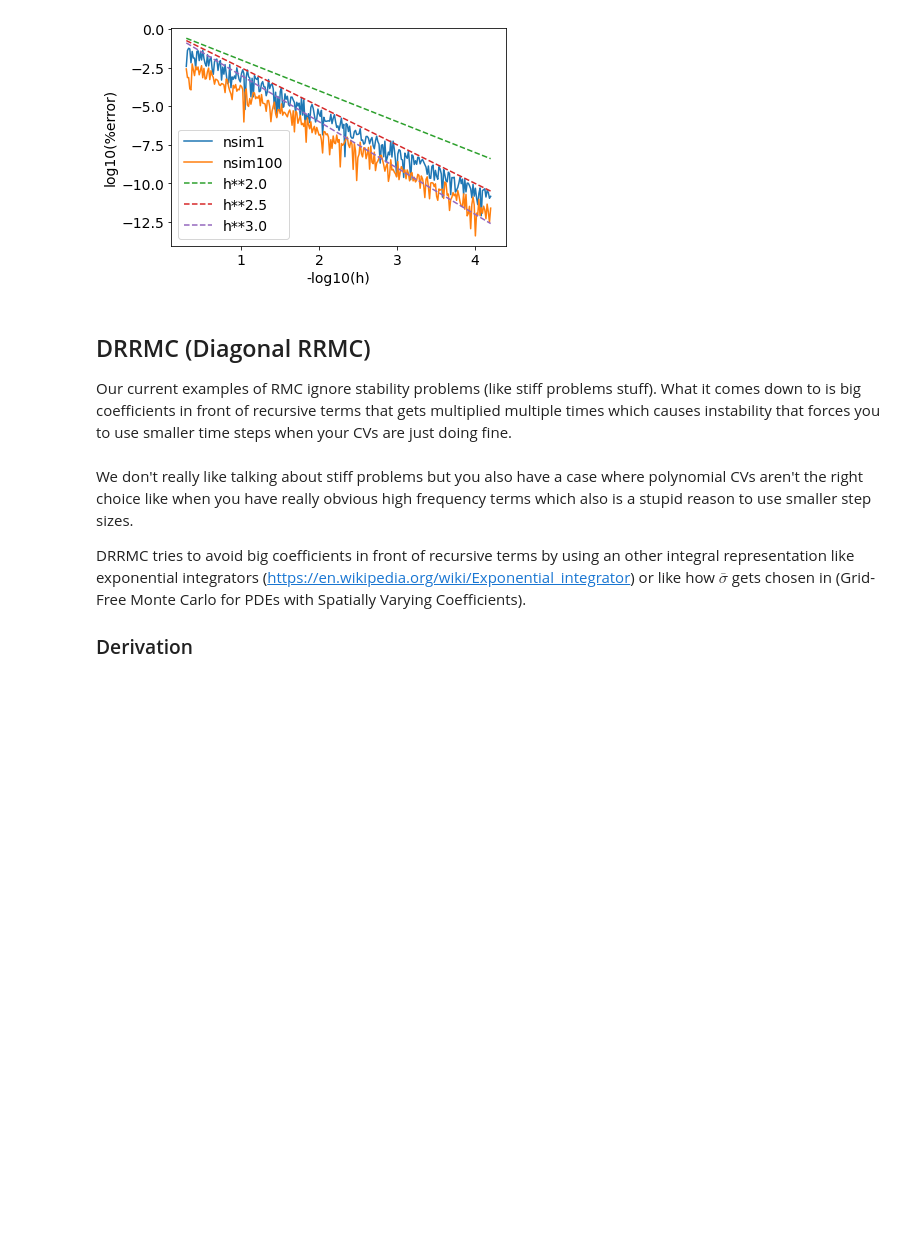
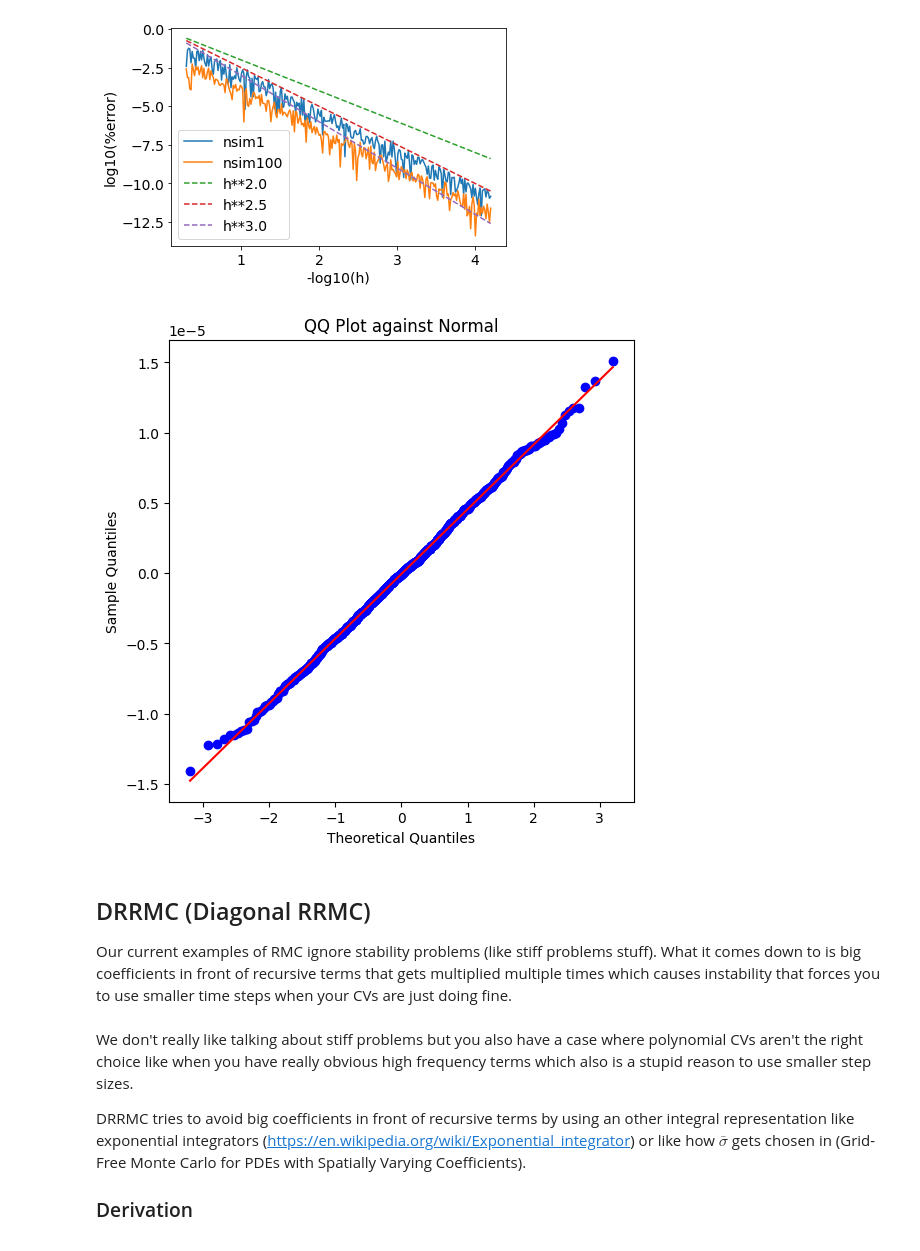
Before and after one commit to ISIPINK/masterthesis_MC_linear_ODEs, a Jupyter notebook: experiments/period4.ipynb, the cells around one changed output. Drawn from its saved outputs; the diff is of its cells as text; code cells hidden in the pictures; blank space fills up the shorter version.

```diff
--- a/experiments/period4.ipynb
+++ b/experiments/period4.ipynb
@@ -401,6 +401,21 @@ def CVRRMC_llplt():
 CVRRMC_llplt()
 # %% [output]
 [figure]
+# %%
+from scipy.stats import probplot
+def plt_distribution_RRMC():
+    T = 10
+    errors = np.array([(solX(T, 0.01, 1) - exp(T)) / exp(T) for _ in range(10**3)])
+    plt.figure(figsize=(6, 6))
+    probplot(errors, plot=plt)
+    plt.title("QQ Plot against Normal")
+    plt.xlabel("Theoretical Quantiles")
+    plt.ylabel("Sample Quantiles")
+    plt.show()
+
+plt_distribution_RRMC()
+# %% [output]
+[figure, added]
 # %% [markdown]
 ## DRRMC (Diagonal RRMC)
 Our current examples of RMC  ignore stability problems (like stiff problems stuff). What it comes down to is big coefficients in front of recursive terms that gets multiplied multiple times which causes instability that forces you to use smaller time steps when your CVs are just doing fine. <br>
```
Also changed, not shown: parts of 3 cells of this notebook, 4 other files.
